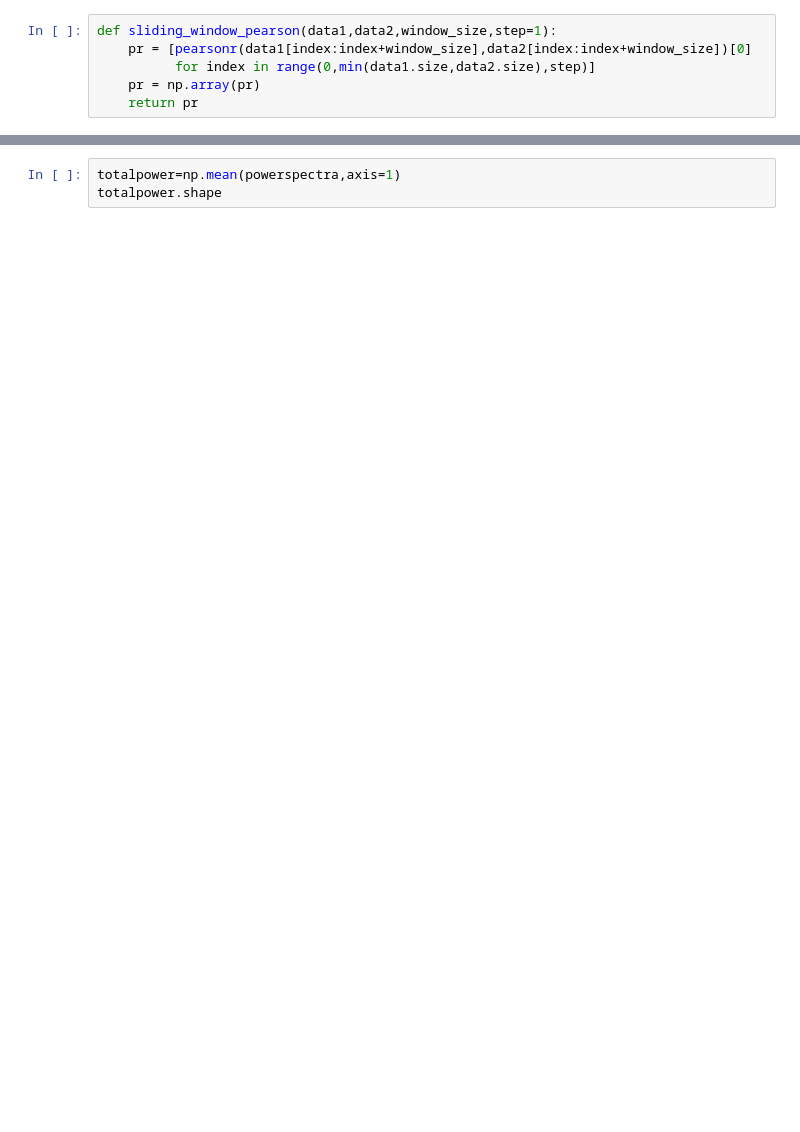
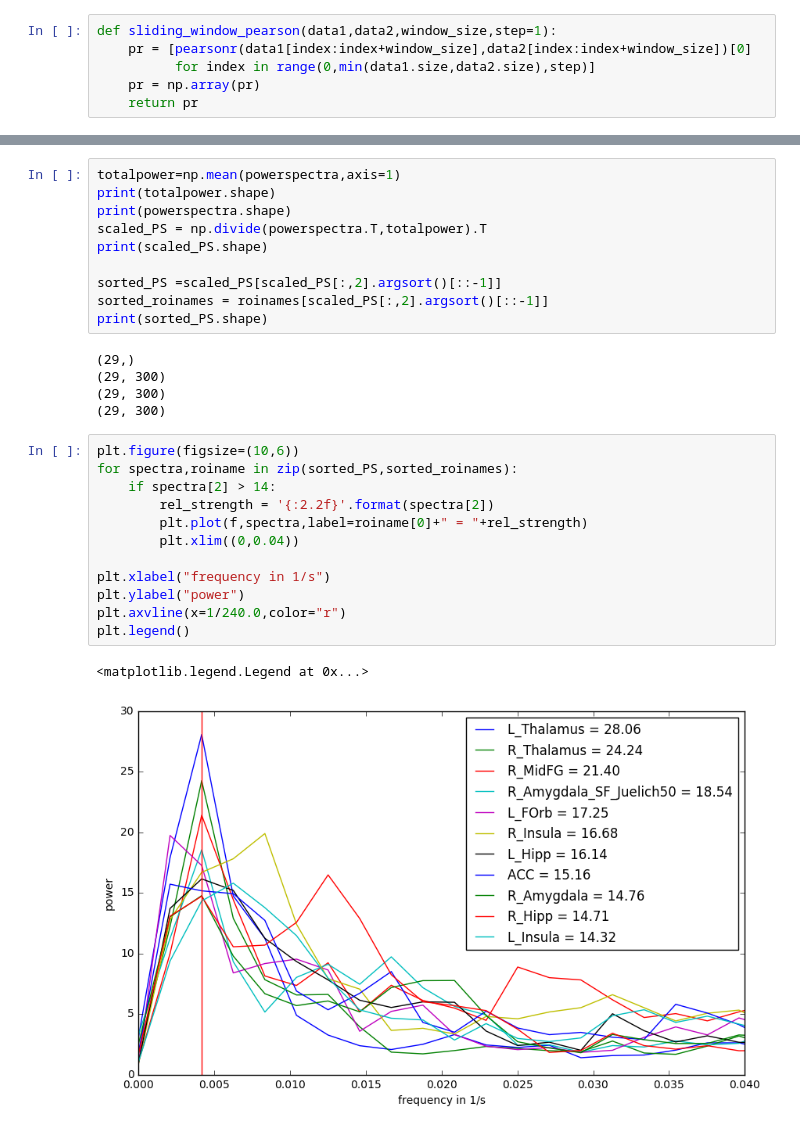
Before and after one commit to hstrey/nicotine-paper, a Jupyter notebook: fMRI time series analysis NIC12 filtered.ipynb, the cells around one changed output, grey strips where cells are left out. Saved outputs shown, nothing was run; the diff lists cells and outputs as text; blank space fills up the shorter version.

Commit message:
caught some errors due to indexing.  Powerspectrum analysis looks pretty good

```diff
--- a/fMRI time series analysis NIC12 filtered.ipynb
+++ b/fMRI time series analysis NIC12 filtered.ipynb
@@ -189,6 +312,33 @@ print(f)
-# %%
-totalpower=np.mean(powerspectra,axis=1)
-totalpower.shape
+# %%
+totalpower=np.mean(powerspectra,axis=1)
+print(totalpower.shape)
+print(powerspectra.shape)
+scaled_PS = np.divide(powerspectra.T,totalpower).T
+print(scaled_PS.shape)
+
+sorted_PS =scaled_PS[scaled_PS[:,2].argsort()[::-1]]
+sorted_roinames = roinames[scaled_PS[:,2].argsort()[::-1]]
+print(sorted_PS.shape)
+# %% [output]
+(29,)
+(29, 300)
+(29, 300)
+(29, 300)
+# %%
+plt.figure(figsize=(10,6))
+for spectra,roiname in zip(sorted_PS,sorted_roinames):
+    if spectra[2] > 14:
+        rel_strength = '{:2.2f}'.format(spectra[2])
+        plt.plot(f,spectra,label=roiname[0]+" = "+rel_strength)
+        plt.xlim((0,0.04))
+
+plt.xlabel("frequency in 1/s")
+plt.ylabel("power")
+plt.axvline(x=1/240.0,color="r")
+plt.legend()
+# %% [output]
+<matplotlib.legend.Legend at 0x...>
+[figure, added]
 # %%
 for puff,pufftotal,roiname in zip(powerspectra.T[2],totalpower,roinames):
     print(puff,puff/pufftotal,roiname[0])
```
Also changed, not shown: parts of 19 cells of this notebook.
